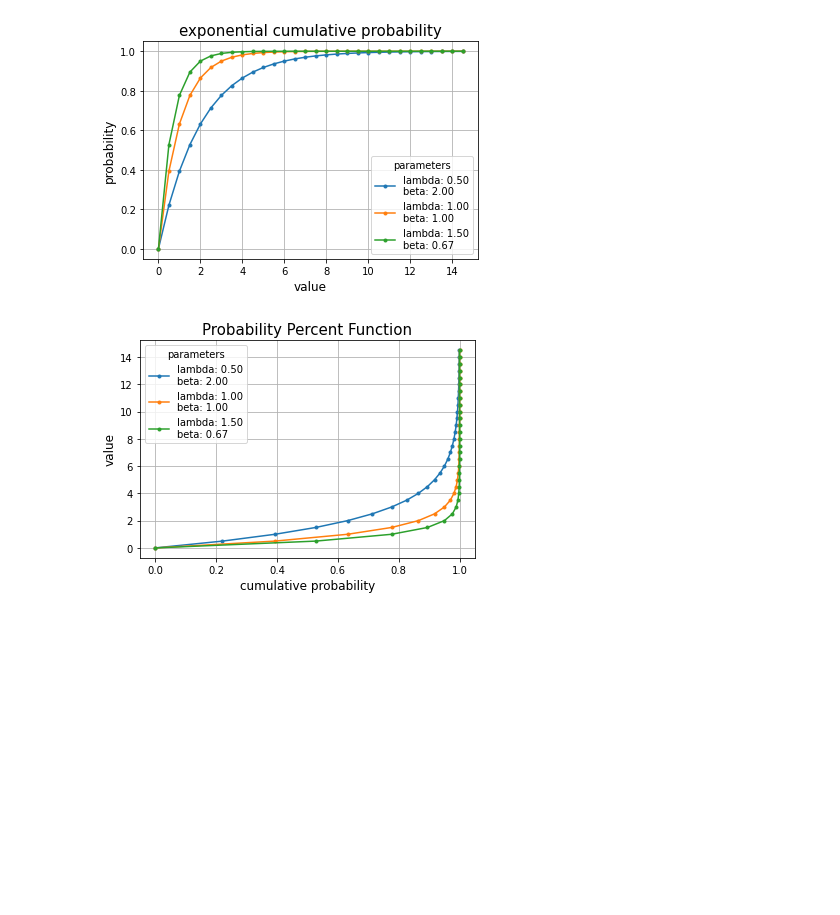
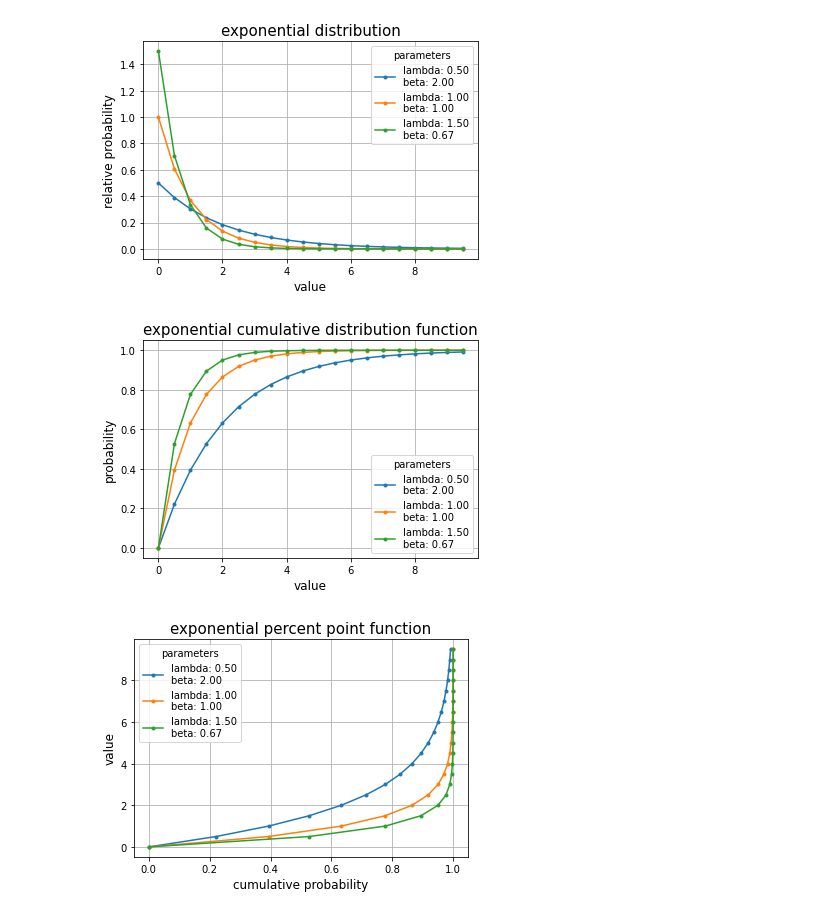
Before and after one commit to deddiebo/distributions, a Jupyter notebook: exponential/exponential.ipynb, the cells around one changed output. Saved outputs shown, nothing was run; the diff lists cells and outputs as text; code cells hidden in the pictures; blank space fills up the shorter version.

Commit message:
added exponential examples

```diff
--- a/exponential/exponential.ipynb
+++ b/exponential/exponential.ipynb
@@ -4,16 +3,3 @@ import numpy as np
 import math
 from scipy.stats import norm
 from matplotlib import pyplot as plt
-# %%
-# basic exponential function
-delta_x = 0.2
-x = np.arange(0, 5, delta_x)
-x_exp = []
-for value in x:
-    x_exp.append(math.exp(-value))
-plt.plot(x, x_exp, marker='.', color='red', linewidth=3, mec='black', mfc='yellow', markersize=7)
-plt.title('basic exponential function e^(-x)', fontsize=20)
-plt.xlabel('x', fontsize=20)
-plt.ylabel('f(x)', fontsize=20)
-plt.grid()
-plt.show;
@@ -94,38 +6,60 @@ approx area under curve for delta x = 0.5:
 # %%
+# exponential distribution - example list
+lambda_list = [0.5, 1.0, 1.5]
+
+delta_x = 0.5
+x_range = np.arange(0.0, 10.0, delta_x)
+
+for lambda_val in lambda_list:
+    p_list = []
+    beta = 1 / lambda_val
+    for x in x_range:
+        p = (lambda_val * (math.exp(-lambda_val * x)))
+        p_list.append(p)
+    plt.plot(x_range, p_list, marker='.', label='lambda: {0:.2f}\nbeta: {1:.2f}'.format(lambda_val, beta)  )
+plt.title('exponential distribution', fontsize=15)
+plt.legend(title = 'parameters', loc = 'upper right')
+plt.ylabel('relative probability', fontsize=12)
+plt.xlabel('value', fontsize=12)
+plt.grid()
+plt.savefig('expon_pdf.svg')
+plt.show();
+# area under curve is equal to 1.0 so probabilities are only relative
+
 # CDF for exponential distribution
-delta_x = 0.5
-x_range = np.arange(0.0, 15.0, delta_x)
-
 for n in range(len(lambda_list)):
     cdf_list = []
     beta = 1 / lambda_list[n]
     for x in x_range:
         cdf = 1 - math.exp(-lambda_list[n]*x)
         cdf_list.append(cdf)
     plt.plot(x_range, cdf_list, marker='.', label='lambda: {0:.2f}\nbeta: {1:.2f}'.format(lambda_list[n], beta))
 
-plt.title('exponential cumulative probability', fontsize=15)
+plt.title('exponential cumulative distribution function', fontsize=15)
 plt.legend(title = 'parameters', loc = 'lower right')
 plt.ylabel('probability', fontsize=12)
 plt.xlabel('value', fontsize=12)
 plt.grid()
+plt.savefig('expon_cdf.svg')
 plt.show();
 
 # PPF functionfor n in range(len(lambda_list)):
 for n in range(len(lambda_list)):
     cdf_list = []
     beta = 1 / lambda_list[n]
     for x in x_range:
         cdf = 1 - math.exp(-lambda_list[n]*x)
         cdf_list.append(cdf)
     plt.plot(cdf_list, x_range, marker='.', label='lambda: {0:.2f}\nbeta: {1:.2f}'.format(lambda_list[n], beta))
 
-plt.title('Probability Percent Function', fontsize=15)
+plt.title('exponential percent point function', fontsize=15)
 plt.legend(title = 'parameters', loc = 'upper left')
 plt.xlabel('cumulative probability', fontsize=12)
 plt.ylabel('value', fontsize=12)
 plt.grid()
+plt.savefig('expon_ppf.svg')
 plt.show();
 # %% [output]
-[figure, old version]
+[figure, new version]
-[figure, old version]
+[figure, new version]
+[figure, added]
```
Also changed, not shown: parts of 7 cells of this notebook, 6 other files.
